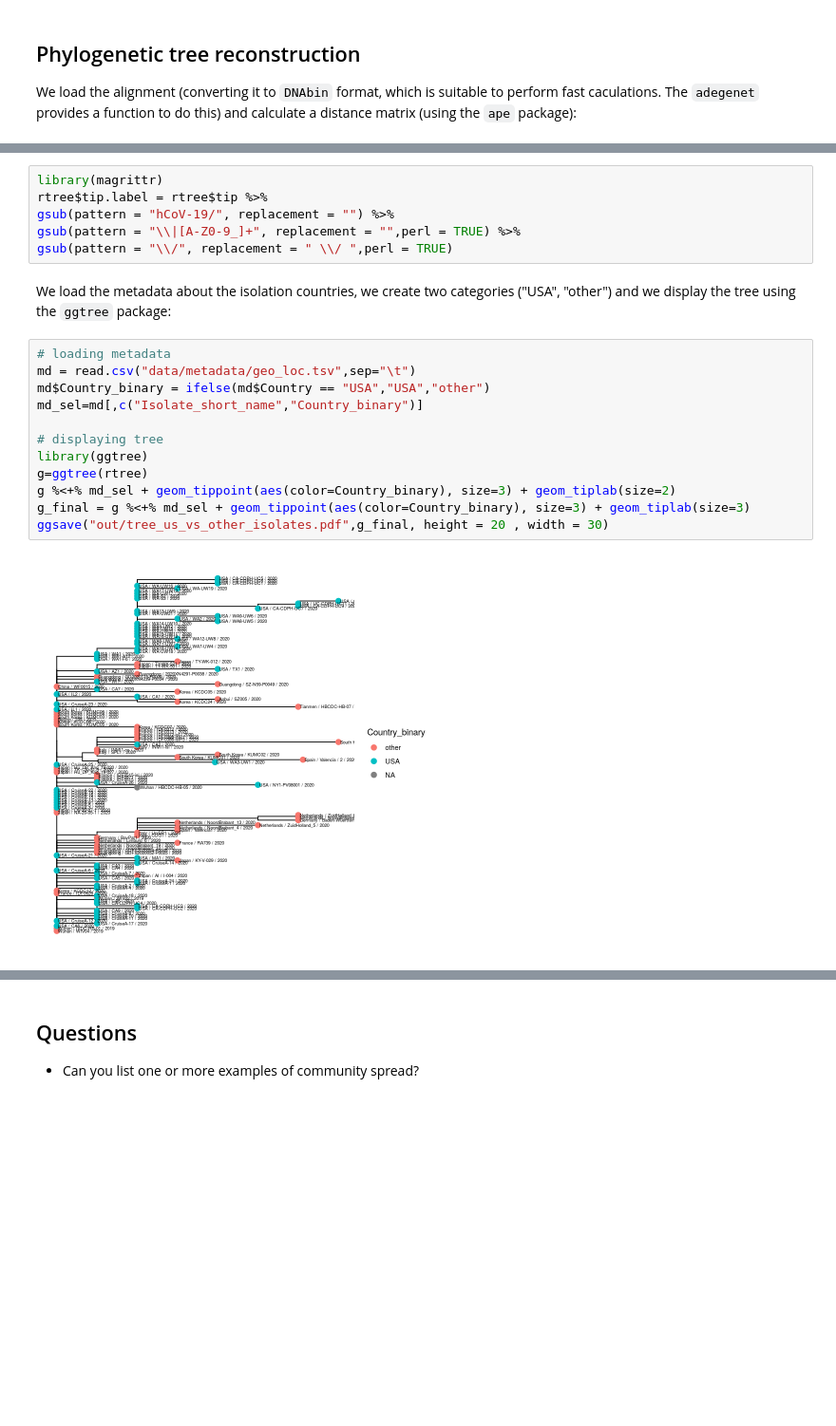
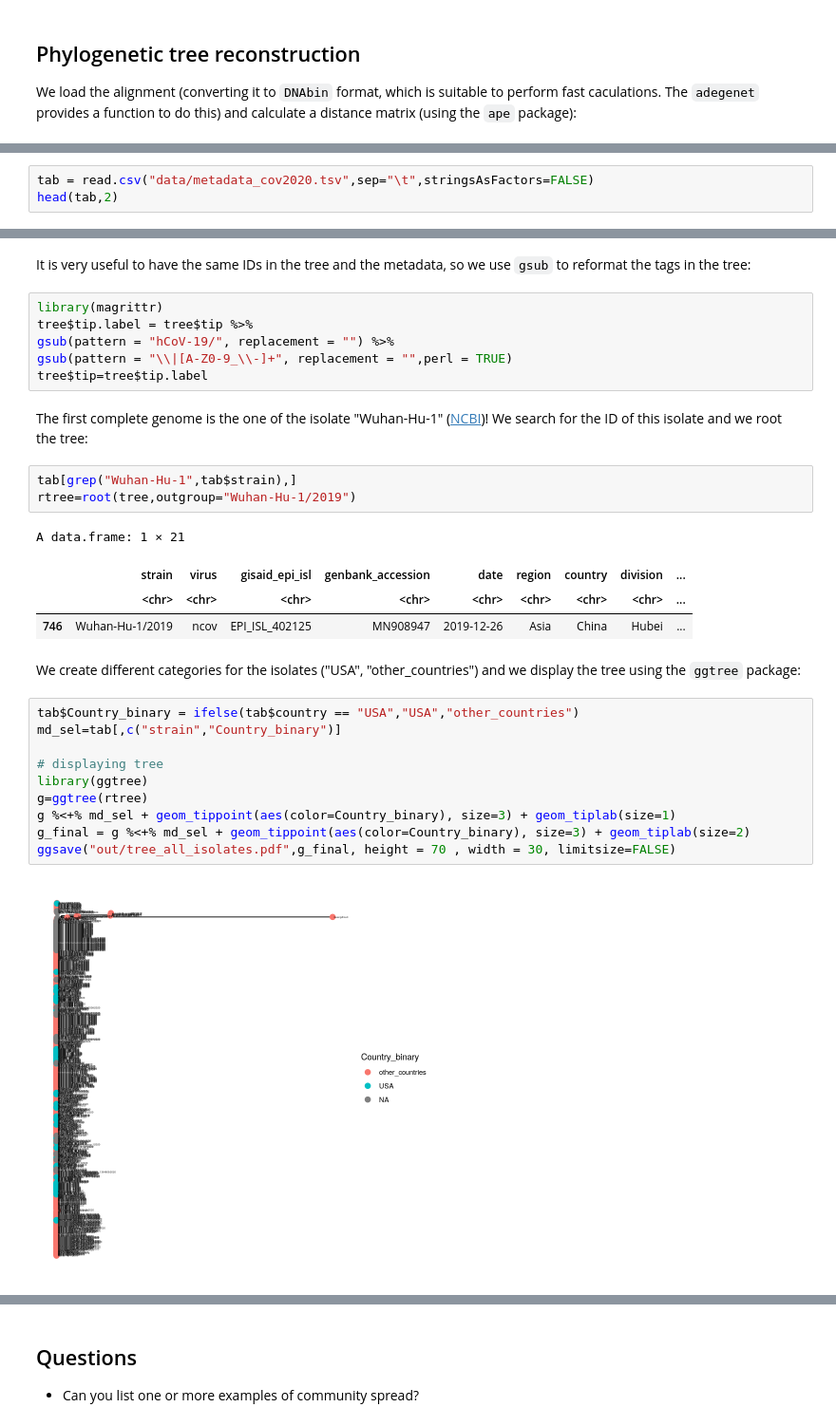
Before and after one commit to farhat-lab/AISC610_darwinian_medicine, a Jupyter notebook: tree_SarsCoV2.ipynb, the cells around one changed output, grey strips where cells are left out. Shown at 95% size. Drawn from its saved outputs; the diff is of its cells as text; blank space fills up the shorter version.

Commit message:
Flu notebook: simplified example dapc (using the one proposed by the Grunwald lab); CoV notebook: using all seq. avail. on Mar 18

```diff
--- a/tree_SarsCoV2.ipynb
+++ b/tree_SarsCoV2.ipynb
@@ -58,0 +50,3 @@ rtree=root(tree, outgroup="hCoV-19/Wuhan/WIV04/2019|EPI_ISL_402124")
+# %%
+tab = read.csv("data/metadata_cov2020.tsv",sep="\t",stringsAsFactors=FALSE)
+head(tab,2)
@@ -59,23 +74,33 @@ rtree=root(tree, outgroup="hCoV-19/Wuhan/WIV04/2019|EPI_ISL_402124")
+# %% [markdown]
+It is very useful to have the same IDs in the tree and the metadata, so we use `gsub` to reformat the tags in the tree:
 # %%
 library(magrittr)
-rtree$tip.label = rtree$tip %>%
+tree$tip.label = tree$tip %>%
 gsub(pattern = "hCoV-19/", replacement = "") %>%
-gsub(pattern = "\\|[A-Z0-9_]+", replacement = "",perl = TRUE) %>%
-gsub(pattern = "\\/", replacement = " \\/ ",perl = TRUE)
+gsub(pattern = "\\|[A-Z0-9_\\-]+", replacement = "",perl = TRUE)
+tree$tip=tree$tip.label
+# %% [markdown]
+The first complete genome is the one of the isolate "Wuhan-Hu-1" ([NCBI](https://www.ncbi.nlm.nih.gov/nuccore/MN908947))! We search for the ID of this isolate and we root the tree:
+# %%
+tab[grep("Wuhan-Hu-1",tab$strain),]
+rtree=root(tree,outgroup="Wuhan-Hu-1/2019")
+# %% [output]
+A data.frame: 1 × 21
+|  | strain | virus | gisaid_epi_isl | genbank_accession | date | region | country | division | ... |
+|  | <chr> | <chr> | <chr> | <chr> | <chr> | <chr> | <chr> | <chr> | ... |
+| 746 | Wuhan-Hu-1/2019 | ncov | EPI_ISL_402125 | MN908947 | 2019-12-26 | Asia | China | Hubei | ... |
 # %% [markdown]
-We load the metadata about the isolation countries, we create two categories ("USA", "other") and we display the tree using the `ggtree` package:
+We create different categories for the isolates ("USA", "other_countries") and we display the tree using the `ggtree` package:
 # %%
-# loading metadata
-md = read.csv("data/metadata/geo_loc.tsv",sep="\t")
-md$Country_binary = ifelse(md$Country == "USA","USA","other")
-md_sel=md[,c("Isolate_short_name","Country_binary")]
+tab$Country_binary = ifelse(tab$country == "USA","USA","other_countries")
+md_sel=tab[,c("strain","Country_binary")]
 
 # displaying tree
 library(ggtree)
 g=ggtree(rtree)
-g %<+% md_sel + geom_tippoint(aes(color=Country_binary), size=3) + geom_tiplab(size=2)
-g_final = g %<+% md_sel + geom_tippoint(aes(color=Country_binary), size=3) + geom_tiplab(size=3)
-ggsave("out/tree_us_vs_other_isolates.pdf",g_final, height = 20 , width = 30)
+g %<+% md_sel + geom_tippoint(aes(color=Country_binary), size=3) + geom_tiplab(size=1)
+g_final = g %<+% md_sel + geom_tippoint(aes(color=Country_binary), size=3) + geom_tiplab(size=2)
+ggsave("out/tree_all_isolates.pdf",g_final, height = 70 , width = 30, limitsize=FALSE)
 # %% [output]
-[figure, old version]
+[figure, new version]
 # %% [markdown]
```
Also changed, not shown: parts of 29 cells of this notebook, 1 other file.
